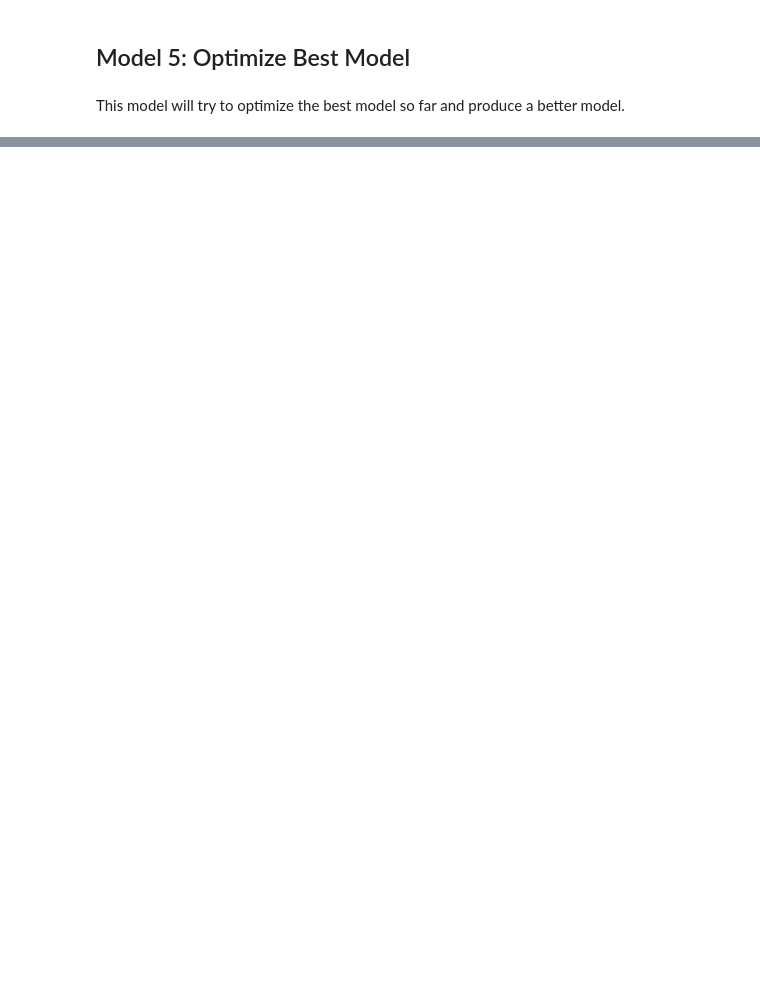
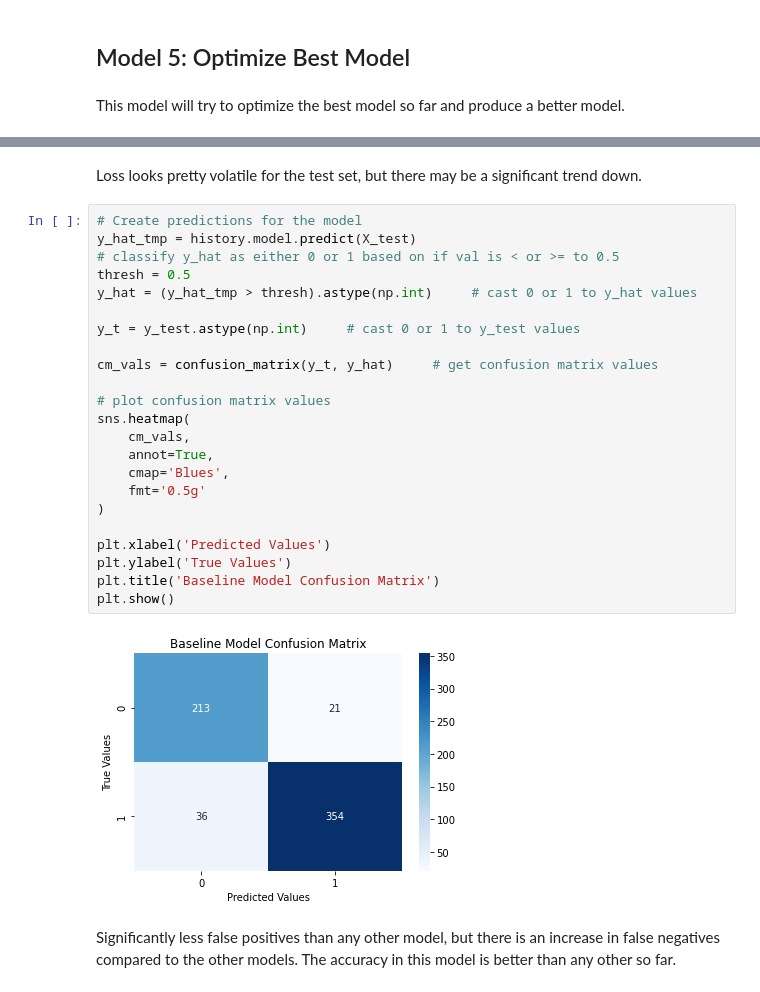
Before and after one commit to samoliver3/dsc-phase-4-project, a Jupyter notebook: index.ipynb, the cells around one changed output, grey strips where cells are left out. Saved outputs shown, nothing was run; the diff lists cells and outputs as text; blank space fills up the shorter version.

```diff
--- a/index.ipynb
+++ b/index.ipynb
@@ -948,0 +1031,29 @@ This model will try to optimize the best model so far and produce a better model
+# %% [markdown]
+Loss looks pretty volatile for the test set, but there may be a significant trend down.
+# %%
+# Create predictions for the model
+y_hat_tmp = history.model.predict(X_test)
+# classify y_hat as either 0 or 1 based on if val is < or >= to 0.5
+thresh = 0.5
+y_hat = (y_hat_tmp > thresh).astype(np.int)     # cast 0 or 1 to y_hat values
+
+y_t = y_test.astype(np.int)     # cast 0 or 1 to y_test values
+
+cm_vals = confusion_matrix(y_t, y_hat)     # get confusion matrix values
+
+# plot confusion matrix values
+sns.heatmap(
+    cm_vals,
+    annot=True,
+    cmap='Blues',
+    fmt='0.5g'
+)
+
+plt.xlabel('Predicted Values')
+plt.ylabel('True Values')
+plt.title('Baseline Model Confusion Matrix')
+plt.show()
+# %% [output]
+[figure, added]
+# %% [markdown]
+Significantly less false positives than any other model, but there is an increase in false negatives compared to the other models. The accuracy in this model is better than any other so far.
```
Also changed, not shown: parts of 23 cells of this notebook.
